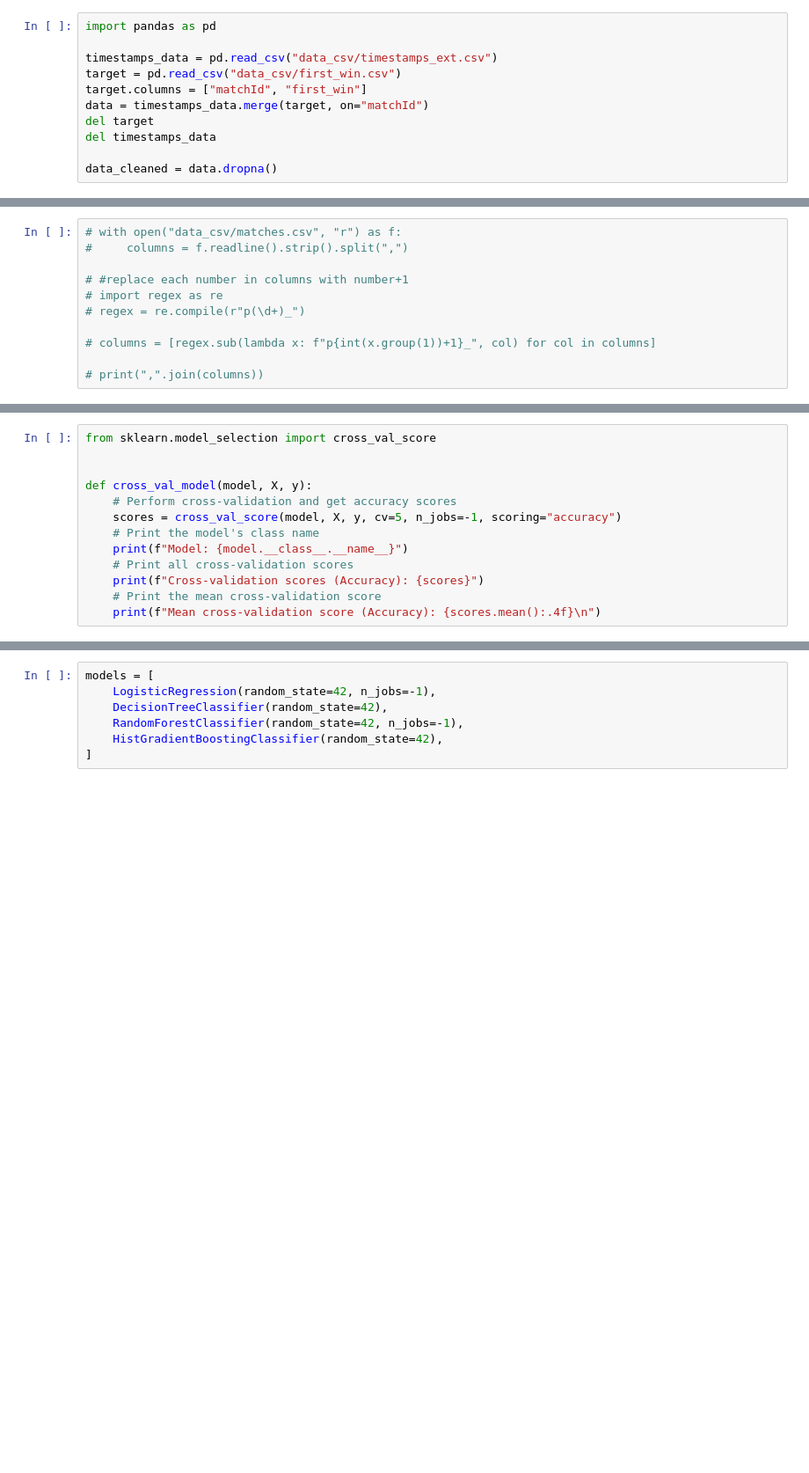
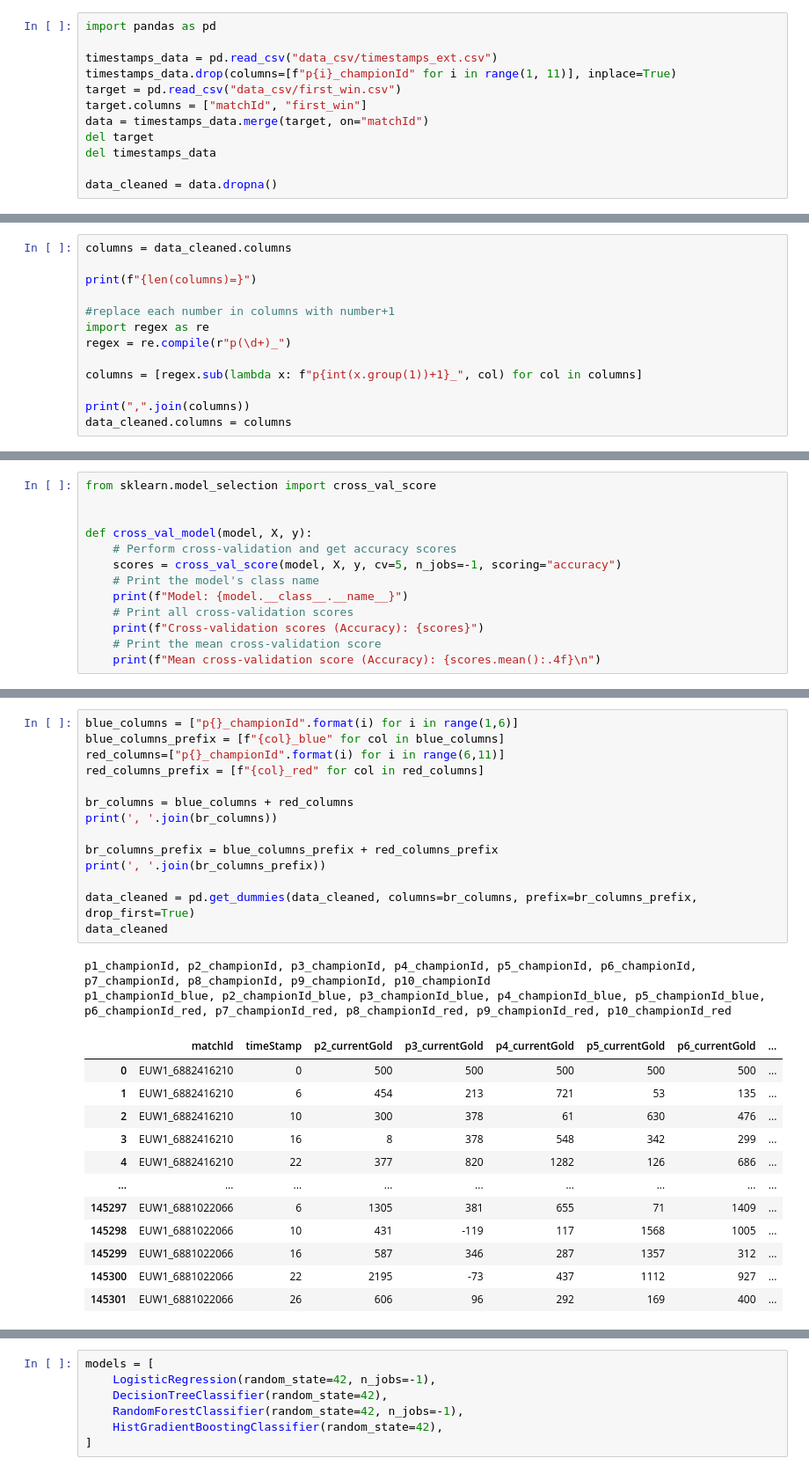
Before and after one commit to Qesterius/Lol_match_outcome_prediction, a Jupyter notebook: analisys_full_data.ipynb, the cells around one changed output, grey strips where cells are left out. Shown at 88% size. Cells and saved outputs as stored; diff of their text form; blank space fills up the shorter version.

Commit message:
Analysis full data brought to an end
It definitely needs to be verified

```diff
--- a/analisys_full_data.ipynb
+++ b/analisys_full_data.ipynb
@@ -4,6 +4,7 @@ reading timestamps to filter out ones we are interested in
 import pandas as pd
 
 timestamps_data = pd.read_csv("data_csv/timestamps_ext.csv")
+timestamps_data.drop(columns=[f"p{i}_championId" for i in range(1, 11)], inplace=True)
 target = pd.read_csv("data_csv/first_win.csv")
 target.columns = ["matchId", "first_win"]
 data = timestamps_data.merge(target, on="matchId")
@@ -61,13 +88,15 @@ gc.collect()
 # %% [markdown]
 if matches.csv is having player ids in columns 0-9 instead of 1-10 uncomment below and paste as first line whats in output into matches.csv
 # %%
-# with open("data_csv/matches.csv", "r") as f:
-#     columns = f.readline().strip().split(",")
+columns = data_cleaned.columns
 
-# #replace each number in columns with number+1
-# import regex as re
-# regex = re.compile(r"p(\d+)_")
+print(f"{len(columns)=}")
 
-# columns = [regex.sub(lambda x: f"p{int(x.group(1))+1}_", col) for col in columns]
+#replace each number in columns with number+1
+import regex as re
+regex = re.compile(r"p(\d+)_")
 
-# print(",".join(columns))
+columns = [regex.sub(lambda x: f"p{int(x.group(1))+1}_", col) for col in columns]
+
+print(",".join(columns))
+data_cleaned.columns = columns
@@ -195,0 +242,29 @@ champion_id_frame = data_cleaned[["p{}_championId_x".format(i) for i in range(1,
+# %%
+blue_columns = ["p{}_championId".format(i) for i in range(1,6)]
+blue_columns_prefix = [f"{col}_blue" for col in blue_columns]
+red_columns=["p{}_championId".format(i) for i in range(6,11)]
+red_columns_prefix = [f"{col}_red" for col in red_columns]
+
+br_columns = blue_columns + red_columns
+print(', '.join(br_columns))
+
+br_columns_prefix = blue_columns_prefix + red_columns_prefix
+print(', '.join(br_columns_prefix))
+
+data_cleaned = pd.get_dummies(data_cleaned, columns=br_columns, prefix=br_columns_prefix, drop_first=True)
+data_cleaned
+# %% [output]
+p1_championId, p2_championId, p3_championId, p4_championId, p5_championId, p6_championId, p7_championId, p8_championId, p9_championId, p10_championId
+p1_championId_blue, p2_championId_blue, p3_championId_blue, p4_championId_blue, p5_championId_blue, p6_championId_red, p7_championId_red, p8_championId_red, p9_championId_red, p10_championId_red
+|  | matchId | timeStamp | p2_currentGold | p3_currentGold | p4_currentGold | p5_currentGold | p6_currentGold | ... |
+| 0 | EUW1_6882416210 | 0 | 500 | 500 | 500 | 500 | 500 | ... |
+| 1 | EUW1_6882416210 | 6 | 454 | 213 | 721 | 53 | 135 | ... |
+| 2 | EUW1_6882416210 | 10 | 300 | 378 | 61 | 630 | 476 | ... |
+| 3 | EUW1_6882416210 | 16 | 8 | 378 | 548 | 342 | 299 | ... |
+| 4 | EUW1_6882416210 | 22 | 377 | 820 | 1282 | 126 | 686 | ... |
+| ... | ... | ... | ... | ... | ... | ... | ... | ... |
+| 145297 | EUW1_6881022066 | 6 | 1305 | 381 | 655 | 71 | 1409 | ... |
+| 145298 | EUW1_6881022066 | 10 | 431 | -119 | 117 | 1568 | 1005 | ... |
+| 145299 | EUW1_6881022066 | 16 | 587 | 346 | 287 | 1357 | 312 | ... |
+| 145300 | EUW1_6881022066 | 22 | 2195 | -73 | 437 | 1112 | 927 | ... |
+| 145301 | EUW1_6881022066 | 26 | 606 | 96 | 292 | 169 | 400 | ... |
```
Also changed, not shown: parts of 28 cells of this notebook, 1 other file.
